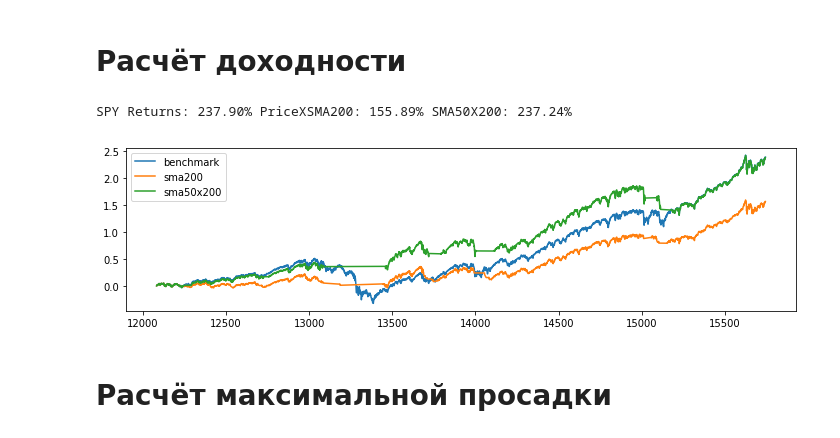
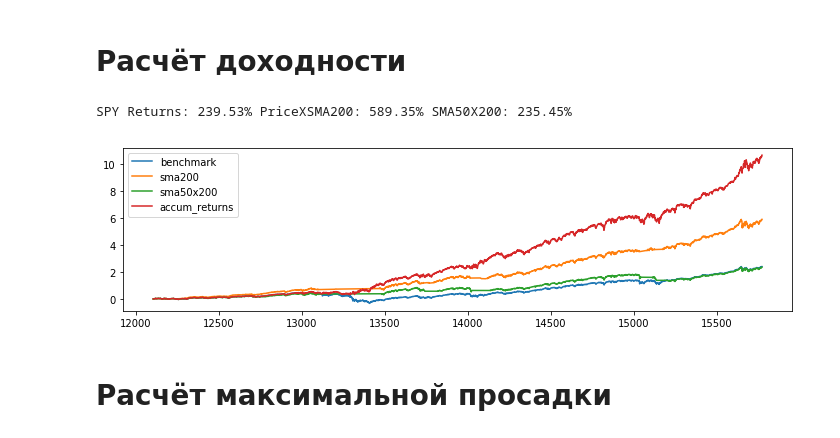
Before and after one commit to iamraa/quantrum.roc200, a Jupyter notebook: ROC200.ipynb, the cells around one changed output. Drawn from its saved outputs; the diff is of its cells as text; code cells hidden in the pictures.

Commit message:
Add KST & looking to the future

```diff
--- a/ROC200.ipynb
+++ b/ROC200.ipynb
@@ -197,11 +208,17 @@ Returns:  3.37899411628 Max Drawdown:  -0.551894401605 -0.551894401605
 # %%
 import io
 tsv = """
-	name	return	max drawdown	exposure
-0	SPY, sma50x200	224.21	-19.43	79.492081
-1	SPY, sma200	162.86	-17.69	80.611688
-2	SPY, roc200	147.41	-31.75	83.096668
-3	SPY, roc200 smooth	123.63	-35.94	82.768979
+	name	return	max drawdown	exposure	total_orders_buy	total_orders_sell
+0	SPY, sma50x200	224.21	-19.43	79.492081	51	8
+1	SPY, KST>0	106.17	-19.47	67.821107	77	51
+2	SPY, KST>KST signal	15.55	-30.80	47.695664	117	109
+3	SPY, ROC200 & TSI>0.5	122.51	-28.48	65.182960	84	50
+4	SPY, ROC5 by SMA(200)	184.36	-24.77	84.837742	66	13
 """
-pd.read_csv(io.StringIO(tsv), sep='\t', header=0)[['name', 'return', 'max drawdown', 'exposure']]
+df = pd.read_csv(io.StringIO(tsv), sep='\t', header=0)
+
+df['orders'] = df['total_orders_buy'] + df['total_orders_sell']
+df['transactions'] = df['total_orders_sell'] * 2
+
+df[['name', 'return', 'max drawdown', 'exposure', 'transactions']].sort_values('return', ascending=False)
 # %% [output]
@@ -270,33 +288,38 @@ Returns & Drawdowns
 # %%
 fltr = df['dt'] >= '2004-01-01'
-prices = df[df.symbol == 'SPY'].close
+prices = df[df.symbol == 'SPY'].open  # look in the future
+# prices = df[df.symbol == 'SPY'].close
 # %% [markdown]
 # Расчёт доходности
 # %%
 calc_returns = lambda x: (np.prod(x) - 1) * 100  # считаем итоговую доходность
 
 # получаем дневное изменение цены
 chg = (prices / prices.shift(1))[fltr]
 chg.iloc[0] = 1  # начинаем всегда с единицы
 
 # получаем пересечение цены и SMA200, и смещаем на 1 день вперёд
 filter_changes = (df.close.rolling(1).mean() - df.close.rolling(200).mean()).shift(1) >= 0
 sma200 = chg[filter_changes]
 
 # получаем пересечение SMA50 и SMA200, и смещаем на 1 день вперёд
 filter_changes = (df.close.rolling(50).mean() - df.close.rolling(200).mean()).shift(1) >= 0
 sma50x200 = chg[filter_changes]
 
+filter_changes = ((df.close / df.close.shift(1)).rolling(5).apply(np.prod) - 1).shift(1) > -0.05
+accum_returns = chg[filter_changes]
+
 print('SPY Returns: {bench:.2f}% PriceXSMA200: {sma200:.2f}% SMA50X200: {sma50x200:.2f}%'.format(
     bench=calc_returns(chg), sma200=calc_returns(sma200), sma50x200=calc_returns(sma50x200)))
 
 (chg.rolling(total, min_periods=1).apply(np.prod) - 1).rename('benchmark').plot(figsize=(12, 3), legend=True)
 (sma200.rolling(total, min_periods=1).apply(np.prod) - 1).rename('sma200').plot(legend=True)
 (sma50x200.rolling(total, min_periods=1).apply(np.prod) - 1).rename('sma50x200').plot(legend=True)
+(accum_returns.rolling(total, min_periods=1).apply(np.prod) - 1).rename('accum_returns').plot(legend=True)
 plt.show()
 # %% [output]
-SPY Returns: 237.90% PriceXSMA200: 155.89% SMA50X200: 237.24%
+SPY Returns: 239.53% PriceXSMA200: 589.35% SMA50X200: 235.45%
-[figure, old version]
+[figure, new version]
 # %% [markdown]
 # Расчёт максимальной просадки
 # %%
```
Also changed, not shown: parts of 7 cells of this notebook, 1 other file.
